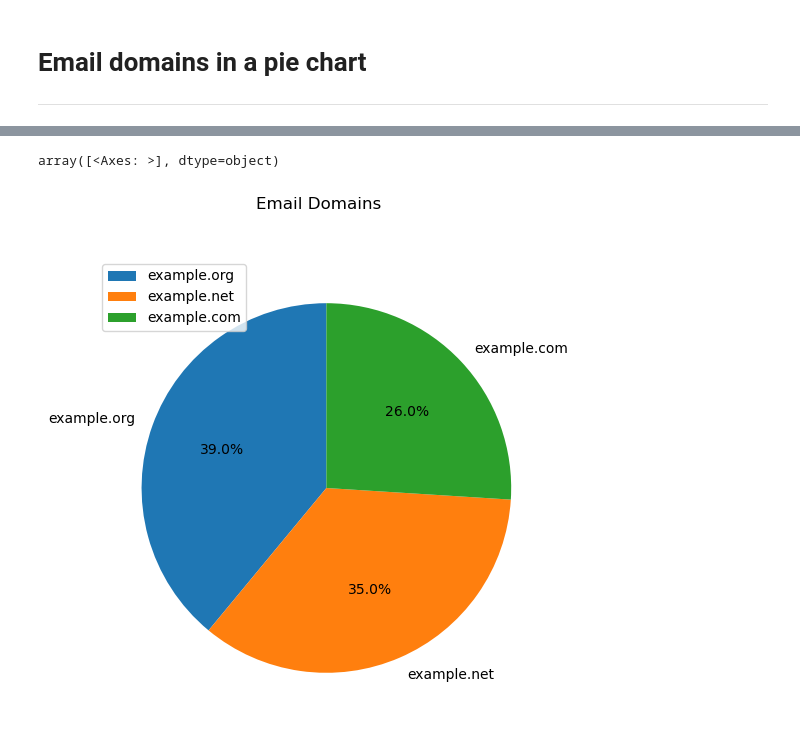
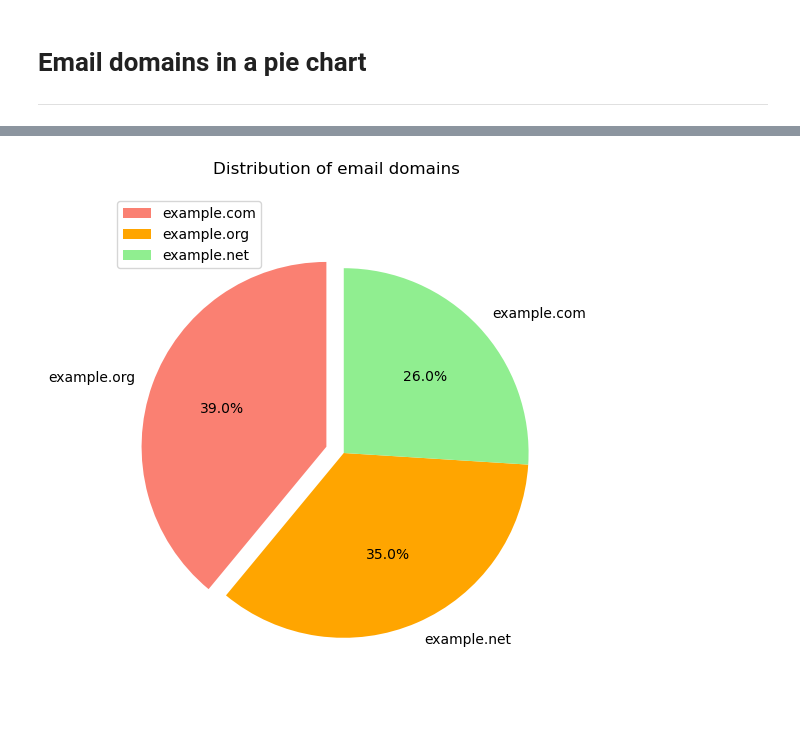
Before and after one commit to atacanbt/programming-for-data-analytics, a Jupyter notebook: assignments/assignment03-pie.ipynb, the cells around one changed output, grey strips where cells are left out. Drawn from its saved outputs; the diff is of its cells as text; code cells hidden in the pictures.

```diff
--- a/assignments/assignment03-pie.ipynb
+++ b/assignments/assignment03-pie.ipynb
@@ -50,12 +50,20 @@ dtypes: int64(1), object(8), string(1)
 memory usage: 7.9+ KB
 # %%
 # email_domain in a pie chart
+
+colors = ['salmon', 'orange', 'lightgreen']
+labels = ['example.com', 'example.org', 'example.net']
+explode = [0.1, 0, 0]
+
 people_df['email_domain'].value_counts().plot.pie(subplots=True, figsize=(6, 6),
                                                   autopct='%1.1f%%',
                                                   startangle=90,
                                                   legend=True,
-                                                  title='Email Domains',
-                                                  fontsize=10, label='')
+                                                  title='Distribution of email domains',
+                                                  fontsize=10, label='',
+                                                  colors=colors,
+                                                  explode=explode)
+plt.legend(labels, loc=(0.01, 0.9))
+plt.show()
 # %% [output]
-array([<Axes: >], dtype=object)
-[figure, old version]
+[figure, new version]
```
